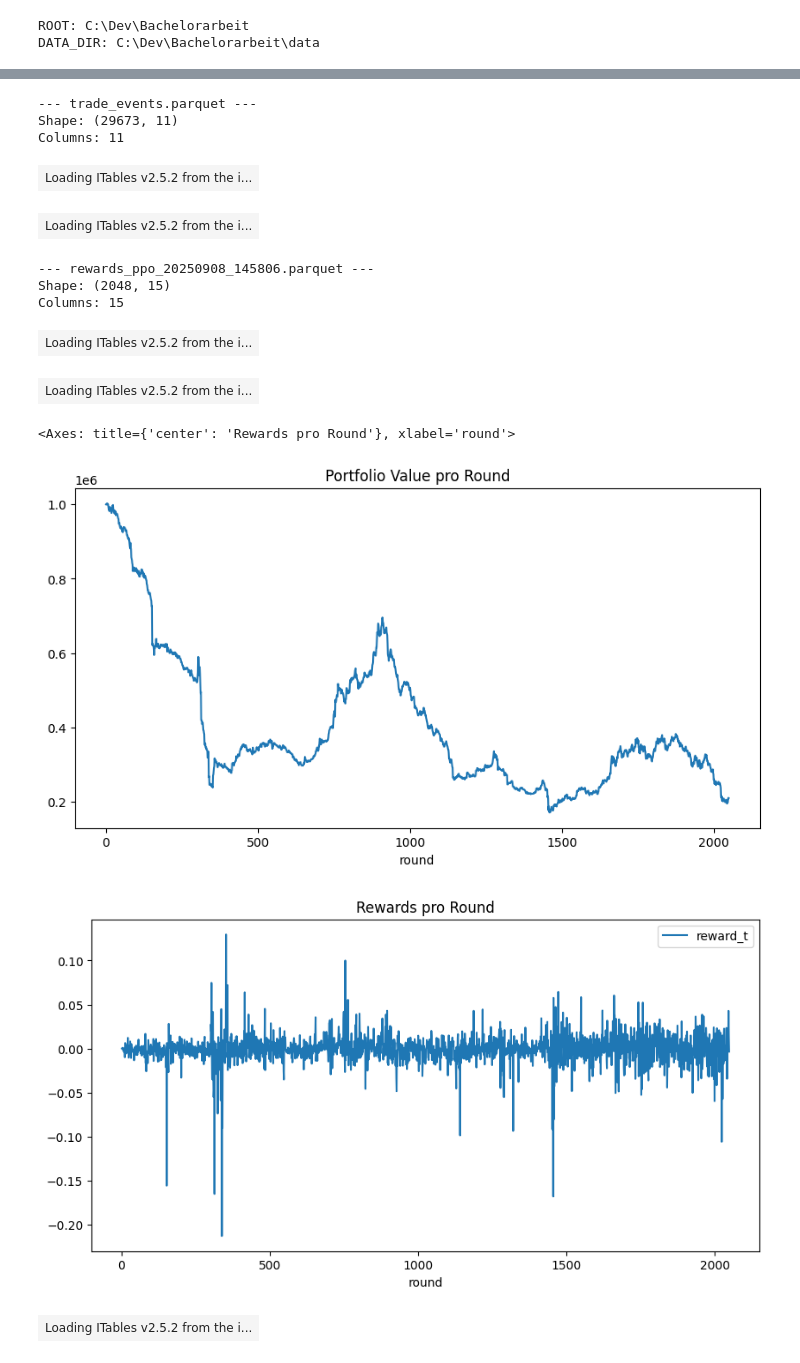
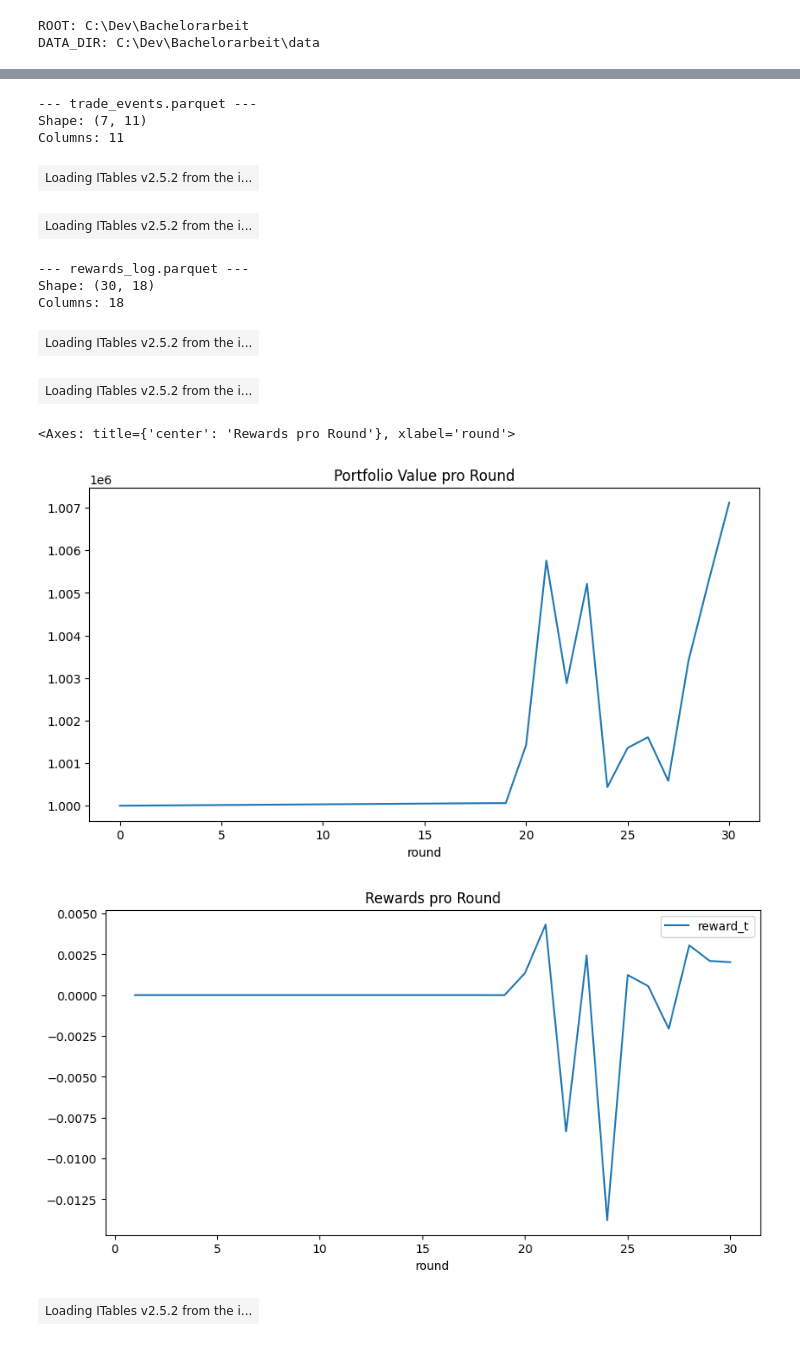
Before and after one commit to longrodeo/bachelorarbeit-drl-finance, a Jupyter notebook: notebooks/ploten_parquets_daten_check.ipynb, the cells around one changed output, grey strips where cells are left out. Saved outputs shown, nothing was run; the diff lists cells and outputs as text; code cells hidden in the pictures.

```diff
--- a/notebooks/ploten_parquets_daten_check.ipynb
+++ b/notebooks/ploten_parquets_daten_check.ipynb
@@ -126,12 +117,12 @@ Columns: 3
 acc_demo = DATA_DIR / "accounting_demo"
 
 df_snap = load_and_info(acc_demo / "portfolio_snapshots.parquet")
-display(df_snap.head(80), df_snap.tail(20))
+display(df_snap.head(250), df_snap.tail(20))
 
 df_trades = load_and_info(acc_demo / "trade_events.parquet")
 display(df_trades.head(12), df_trades.tail(10))
 
-df_rewards = load_and_info(acc_demo / "rewards_ppo_20250908_145806.parquet")
+df_rewards = load_and_info(acc_demo / "rewards_log.parquet")
 display(df_rewards.head(20), df_rewards.tail(20))
 
 # Plot Portfolio Value Verlauf
@@ -148,19 +139,19 @@ Shape: (32896, 9)
 Columns: 9
 | Loading ITables v2.5.2 from the i... |
 | Loading ITables v2.5.2 from the i... |
 --- trade_events.parquet ---
-Shape: (29673, 11)
+Shape: (7, 11)
 Columns: 11
 | Loading ITables v2.5.2 from the i... |
 | Loading ITables v2.5.2 from the i... |
---- rewards_ppo_20250908_145806.parquet ---
-Shape: (2048, 15)
-Columns: 15
+--- rewards_log.parquet ---
+Shape: (30, 18)
+Columns: 18
 | Loading ITables v2.5.2 from the i... |
 | Loading ITables v2.5.2 from the i... |
 <Axes: title={'center': 'Rewards pro Round'}, xlabel='round'>
-[figure, old version]
+[figure, new version]
-[figure, old version]
+[figure, new version]
 # %%
 df_2015_01_02 = df_clean.xs("2015-01-02", level="date")
 df_2015_01_02.loc["SPY"].filter(like="moving_average")
```
Also changed, not shown: parts of 6 cells of this notebook, 57 other files.
